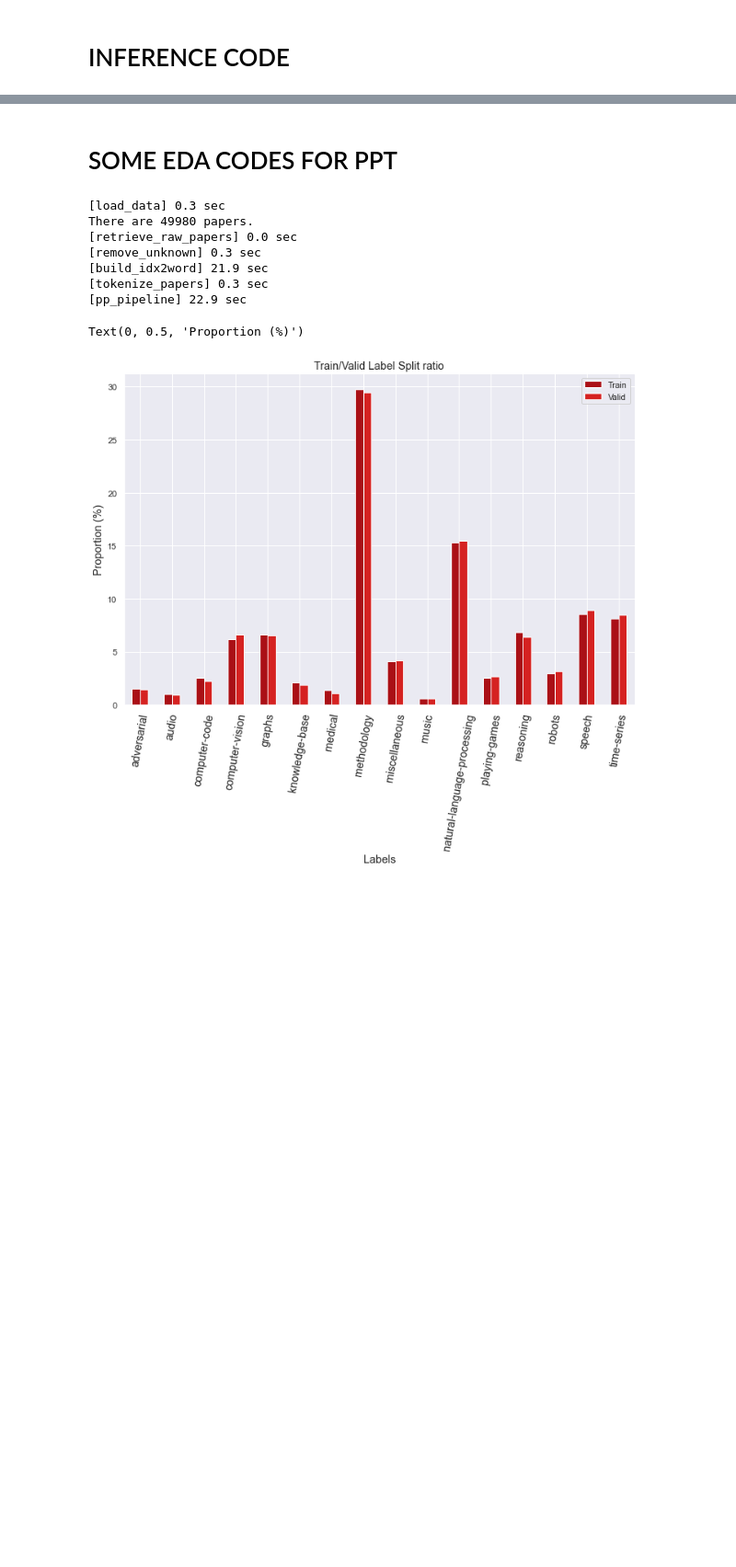
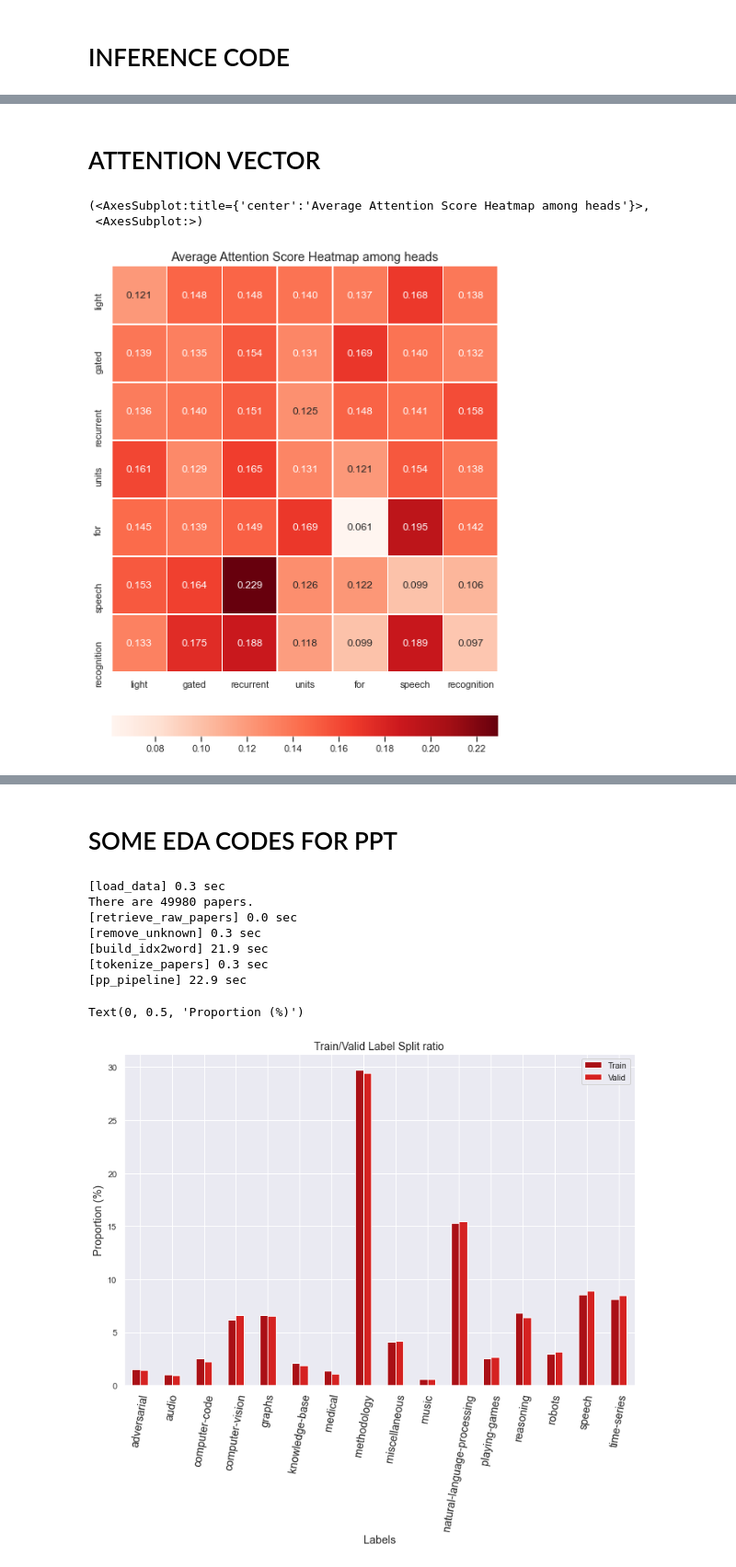
Before and after one commit to 1pha/paperswithtopic, a Jupyter notebook: inference.ipynb, the cells around one changed output, grey strips where cells are left out. Shown: that part at 92% size. Drawn from its saved outputs; the diff is of its cells as text; code cells hidden in the pictures; blank space fills up the shorter version.

```diff
--- a/inference.ipynb
+++ b/inference.ipynb
@@ -55,0 +40,42 @@ Load Bertclassification as model.
+# %% [markdown]
+# ATTENTION VECTOR
+# %%
+back2word = lambda idxs: list(map(lambda x: idx2word[int(x)], idxs))
+attn_lh = lambda attn, layer, head: attn[layer].squeeze()[head]
+attn_truncate = lambda attn, idx: attn[:idx, :idx]
+attn_filtered = lambda attn, layer, head, idx: attn_truncate(attn_lh(attn, layer, head), idx)
+def converter(papers, mask=None, idx=0):
+
+    paper = back2word(papers[idx])
+    if mask is not None:
+        last_idx = int(sum(mask[idx]))
+        return paper[:last_idx], last_idx
+
+    else:
+        return paper
+# %%
+paper, last_idx = converter(paper, mask)
+# %%
+def draw_heatmap(attn, paper, title=None):
+    grid_kws = {"height_ratios": (.95, .05), "hspace": .2}
+
+    fig, (ax, cbar_ax) = plt.subplots(2, figsize=(8, 10), gridspec_kw=grid_kws)
+
+    if title is None:
+        title = 'Attention Score Heatmap'
+    ax.set_title(title, size='large')
+    sns.heatmap(attn, xticklabels=paper, yticklabels=paper, linewidths=.55,
+                cbar_ax=cbar_ax, fmt=".3f", annot=True, cmap='Reds',
+               cbar_kws={"orientation": "horizontal"}, ax=ax)
+    return (ax, cbar_ax)
+# %%
+attn_avg_0 = sum(attn_filtered(attn, 0, h, last_idx) for h in range(cfg.n_heads)) / cfg.n_heads
+attn_avg_1 = sum(attn_filtered(attn, 1, h, last_idx) for h in range(cfg.n_heads)) / cfg.n_heads
+attn_avg_2 = sum(attn_filtered(attn, 2, h, last_idx) for h in range(cfg.n_heads)) / cfg.n_heads
+attn_avg_3 = sum(attn_filtered(attn, 3, h, last_idx) for h in range(cfg.n_heads)) / cfg.n_heads
+# %%
+draw_heatmap(attn_avg_0, paper, title='Average Attention Score Heatmap among heads')
+# %% [output]
+(<AxesSubplot:title={'center':'Average Attention Score Heatmap among heads'}>,
+ <AxesSubplot:>)
+[figure, added]
```
Also changed, not shown: parts of 14 cells of this notebook, 10 other files.
